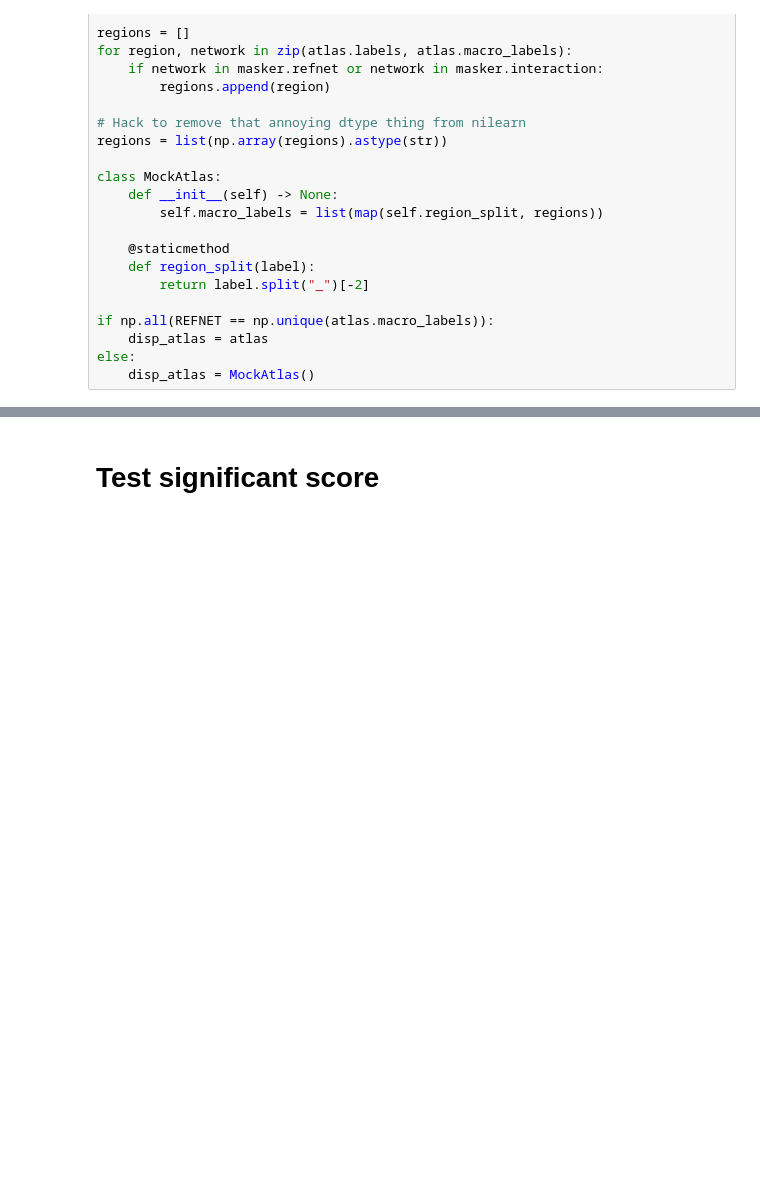
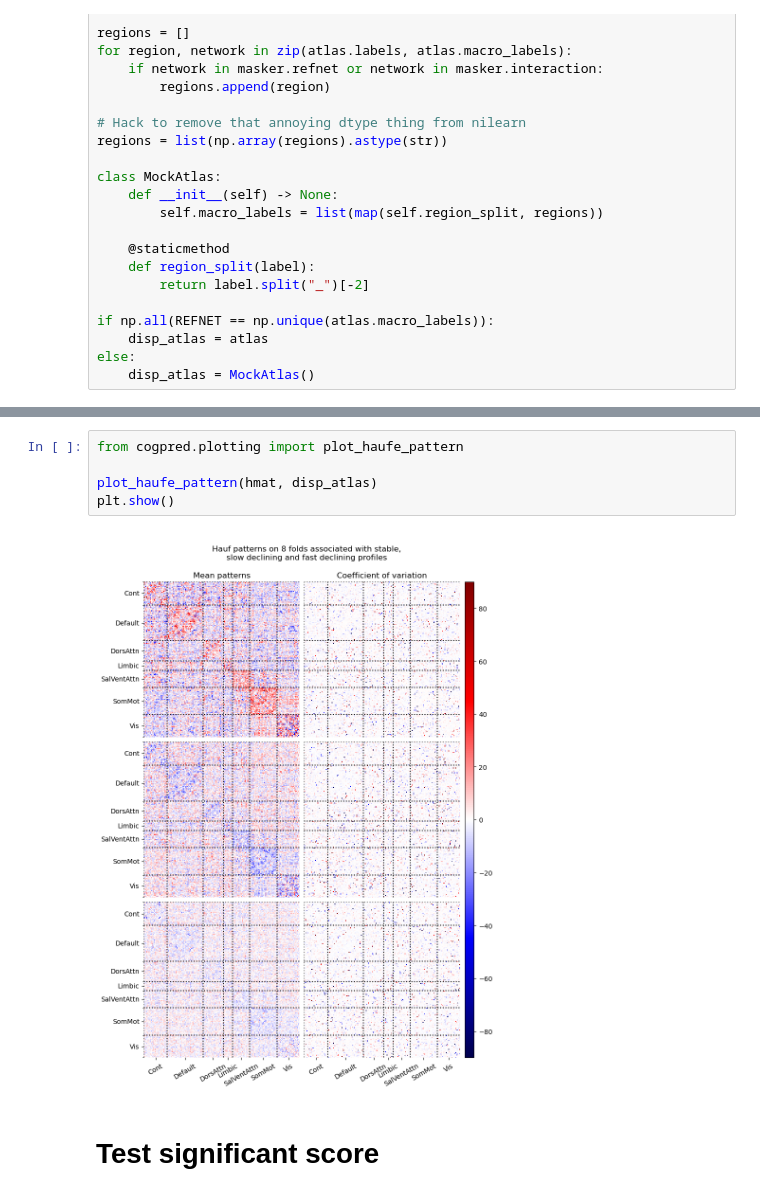
Before and after one commit to jonathan-legrand/cogpred, a Jupyter notebook: predict_cluster_fc.ipynb, the cells around one changed output, grey strips where cells are left out. Cells and saved outputs as stored; diff of their text form; blank space fills up the shorter version.

```diff
--- a/predict_cluster_fc.ipynb
+++ b/predict_cluster_fc.ipynb
@@ -270,3 +204,10 @@ plt.show()
+# %%
+from cogpred.plotting import plot_haufe_pattern
+
+plot_haufe_pattern(hmat, disp_atlas)
+plt.show()
+# %% [output]
+[figure, added]
 # %% [markdown]
 # Test significant score
 # %%
```
Also changed, not shown: parts of 11 cells of this notebook.
